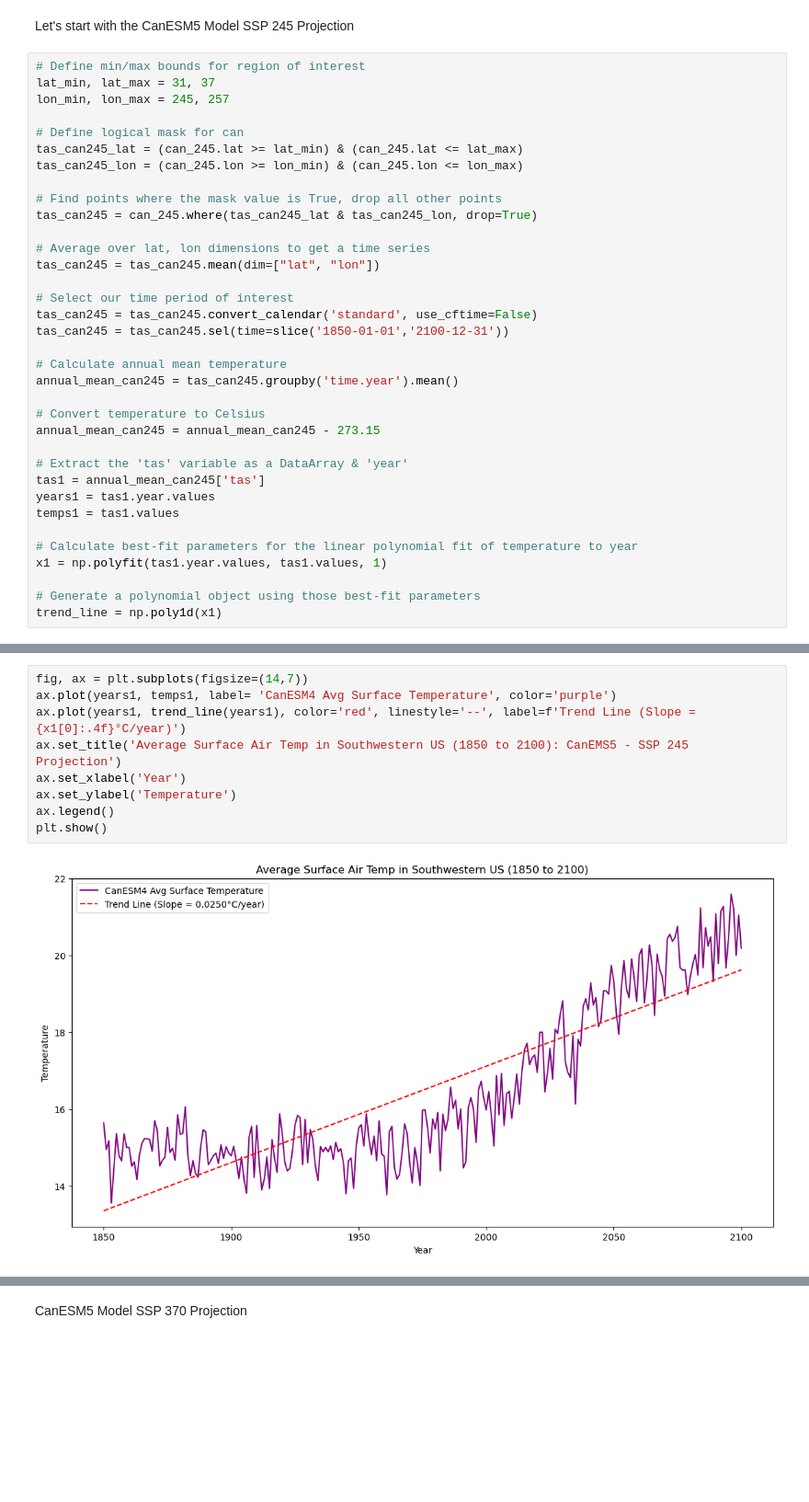
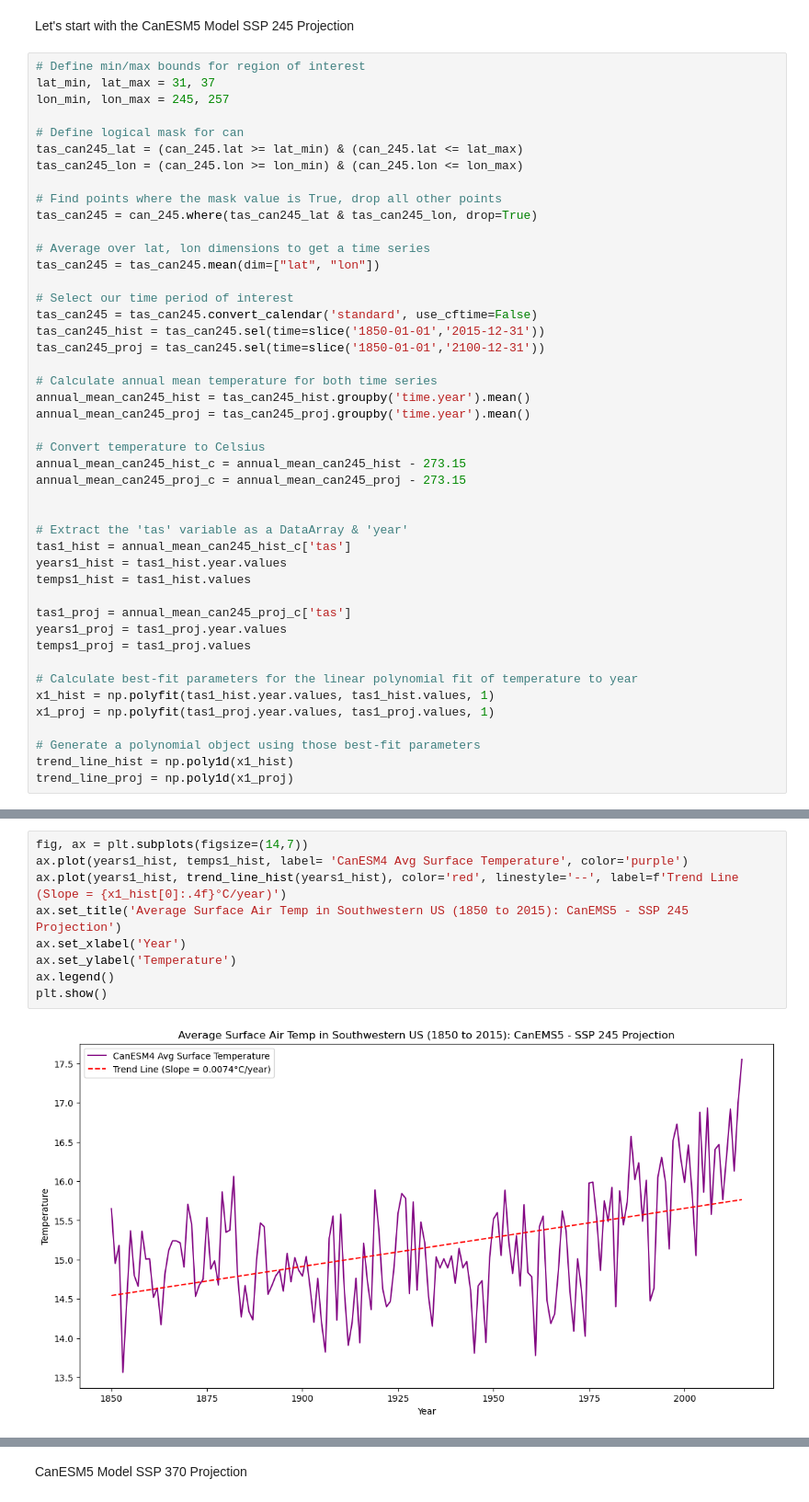
Before and after one commit to egp4aq/eds-296-assignment1, a Jupyter notebook: assignment1.ipynb, the cells around one changed output, grey strips where cells are left out. Shown at 92% size. Saved outputs shown, nothing was run; the diff lists cells and outputs as text; blank space fills up the shorter version.

Commit message:
plot

```diff
--- a/assignment1.ipynb
+++ b/assignment1.ipynb
@@ -106,21 +106,31 @@ tas_can245 = tas_can245.mean(dim=["lat", "lon"])
 
 # Select our time period of interest
 tas_can245 = tas_can245.convert_calendar('standard', use_cftime=False)
-tas_can245 = tas_can245.sel(time=slice('1850-01-01','2100-12-31'))
+tas_can245_hist = tas_can245.sel(time=slice('1850-01-01','2015-12-31'))
+tas_can245_proj = tas_can245.sel(time=slice('1850-01-01','2100-12-31'))
 
-# Calculate annual mean temperature
-annual_mean_can245 = tas_can245.groupby('time.year').mean()
+# Calculate annual mean temperature for both time series
+annual_mean_can245_hist = tas_can245_hist.groupby('time.year').mean()
+annual_mean_can245_proj = tas_can245_proj.groupby('time.year').mean()
 
 # Convert temperature to Celsius
-annual_mean_can245 = annual_mean_can245 - 273.15
+annual_mean_can245_hist_c = annual_mean_can245_hist - 273.15
+annual_mean_can245_proj_c = annual_mean_can245_proj - 273.15
+
 
 # Extract the 'tas' variable as a DataArray & 'year'
-tas1 = annual_mean_can245['tas']
-years1 = tas1.year.values
-temps1 = tas1.values
+tas1_hist = annual_mean_can245_hist_c['tas']
+years1_hist = tas1_hist.year.values
+temps1_hist = tas1_hist.values
+
+tas1_proj = annual_mean_can245_proj_c['tas']
+years1_proj = tas1_proj.year.values
+temps1_proj = tas1_proj.values
 
 # Calculate best-fit parameters for the linear polynomial fit of temperature to year
-x1 = np.polyfit(tas1.year.values, tas1.values, 1)
+x1_hist = np.polyfit(tas1_hist.year.values, tas1_hist.values, 1)
+x1_proj = np.polyfit(tas1_proj.year.values, tas1_proj.values, 1)
 
 # Generate a polynomial object using those best-fit parameters
-trend_line = np.poly1d(x1)
+trend_line_hist = np.poly1d(x1_hist)
+trend_line_proj = np.poly1d(x1_proj)
@@ -127,11 +139,11 @@ trend_line = np.poly1d(x1)
 # %%
 fig, ax = plt.subplots(figsize=(14,7))
-ax.plot(years1, temps1, label= 'CanESM4 Avg Surface Temperature', color='purple')
-ax.plot(years1, trend_line(years1), color='red', linestyle='--', label=f'Trend Line (Slope = {x1[0]:.4f}°C/year)')
-ax.set_title('Average Surface Air Temp in Southwestern US (1850 to 2100): CanEMS5 - SSP 245 Projection')
+ax.plot(years1_hist, temps1_hist, label= 'CanESM4 Avg Surface Temperature', color='purple')
+ax.plot(years1_hist, trend_line_hist(years1_hist), color='red', linestyle='--', label=f'Trend Line (Slope = {x1_hist[0]:.4f}°C/year)')
+ax.set_title('Average Surface Air Temp in Southwestern US (1850 to 2015): CanEMS5 - SSP 245 Projection')
 ax.set_xlabel('Year')
 ax.set_ylabel('Temperature')
 ax.legend()
 plt.show()
 # %% [output]
-[figure, old version]
+[figure, new version]
```
Also changed, not shown: parts of 9 cells of this notebook.
